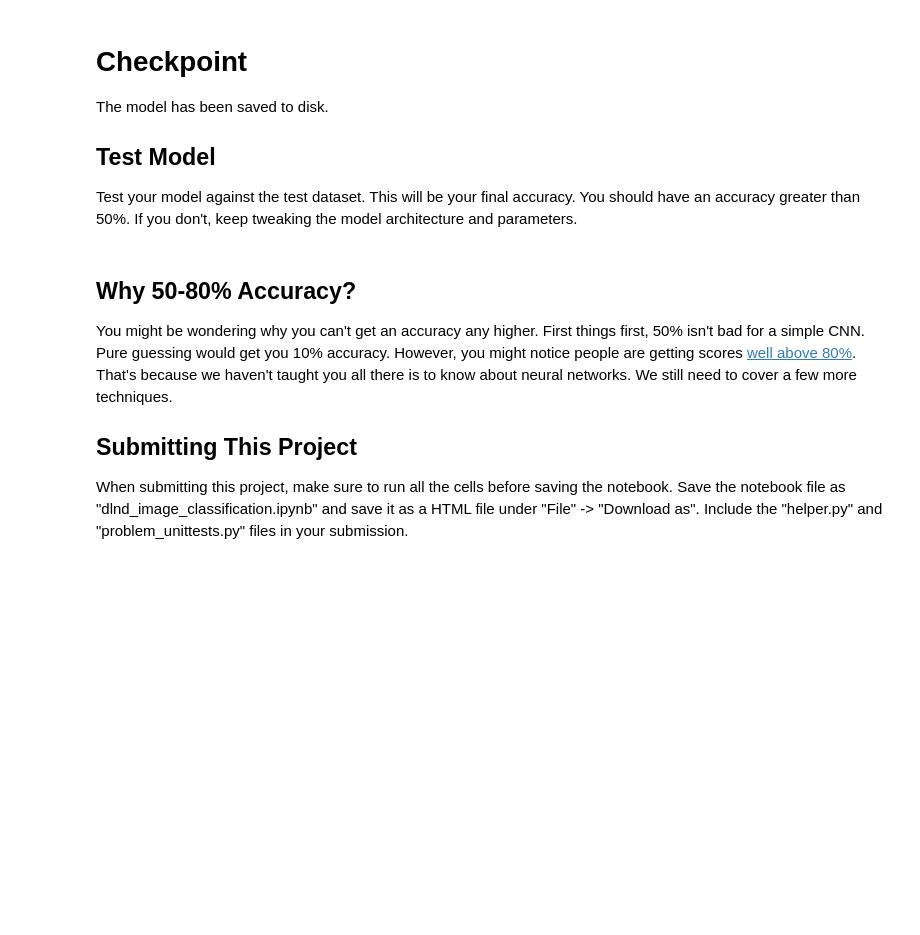
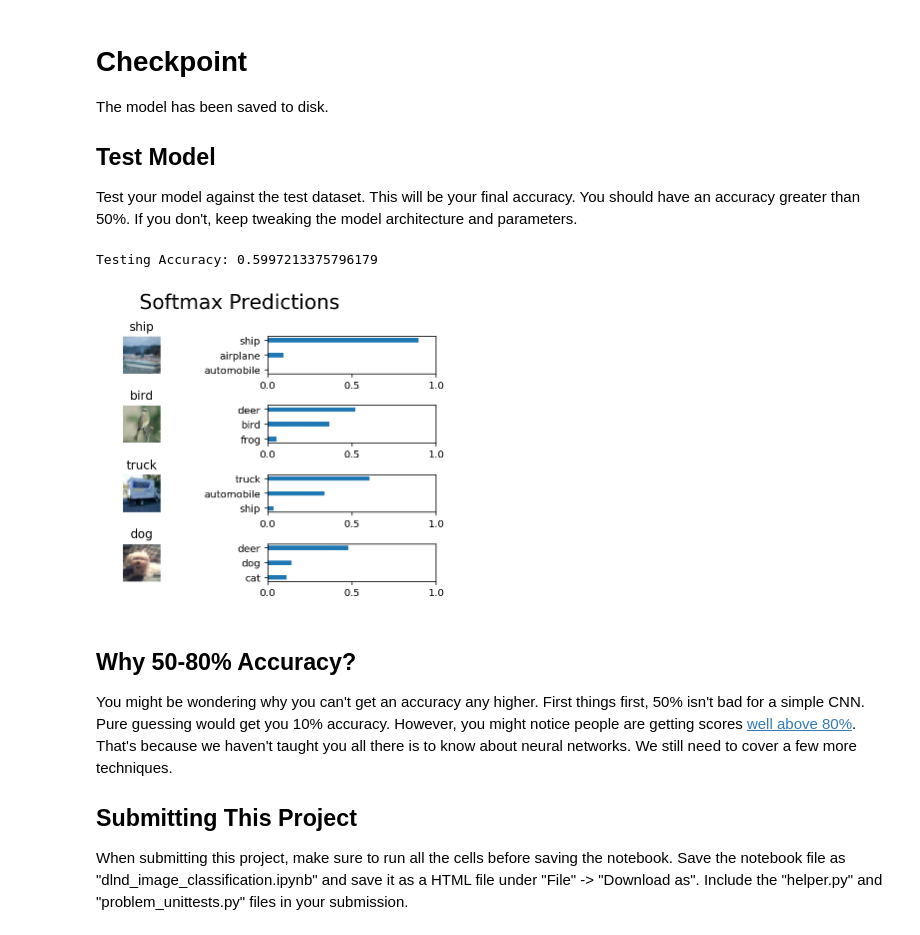
Before and after one commit to anthony-chaudhary/deep-learning-foundations, a Jupyter notebook: image-classification-project-2/dlnd_image_classification.ipynb, the cells around one changed output. Saved outputs shown, nothing was run; the diff lists cells and outputs as text; code cells hidden in the pictures; blank space fills up the shorter version.

```diff
--- a/image-classification-project-2/dlnd_image_classification.ipynb
+++ b/image-classification-project-2/dlnd_image_classification.ipynb
@@ -534,5 +131,0 @@ Tune the following parameters:
-# %%
-# TODO: Tune Parameters
-epochs = 10
-batch_size = 256
-keep_probability = .5
@@ -562,0 +278,13 @@ KeyboardInterrupt:
+# %%
+def output(x_tensor, num_outputs):
+    """
+    Apply a output layer to x_tensor using weight and bias
+    : x_tensor: A 2-D tensor where the first dimension is batch size.
+    : num_outputs: The number of output that the new tensor should be.
+    : return: A 2-D tensor where the second dimension is num_outputs.
+    """
+    return tf.contrib.layers.fully_connected(x_tensor,
+                                             num_outputs, activation_fn=None)
+
+
+tests.test_output(output)
@@ -562,0 +439,4 @@ KeyboardInterrupt:
+# %%
+epochs = 10
+batch_size = 64
+keep_probability = .7
@@ -605,9 +515,6 @@ The model has been saved to disk.
 ## Test Model
 Test your model against the test dataset.  This will be your final accuracy. You should have an accuracy greater than 50%. If you don't, keep tweaking the model architecture and parameters.
 # %%
-"""
-DON'T MODIFY ANYTHING IN THIS CELL
-"""
 %matplotlib inline
 %config InlineBackend.figure_format = 'retina'
 
@@ -641,33 +548,36 @@ def test_model():
         loader.restore(sess, save_model_path)
 
         # Get Tensors from loaded model
         loaded_x = loaded_graph.get_tensor_by_name('x:0')
         loaded_y = loaded_graph.get_tensor_by_name('y:0')
         loaded_keep_prob = loaded_graph.get_tensor_by_name('keep_prob:0')
         loaded_logits = loaded_graph.get_tensor_by_name('logits:0')
         loaded_acc = loaded_graph.get_tensor_by_name('accuracy:0')
 
         # Get accuracy in batches for memory limitations
         test_batch_acc_total = 0
         test_batch_count = 0
 
         for train_feature_batch, train_label_batch in helper.batch_features_labels(test_features, test_labels, batch_size):
             test_batch_acc_total += sess.run(
                 loaded_acc,
                 feed_dict={loaded_x: train_feature_batch, loaded_y: train_label_batch, loaded_keep_prob: 1.0})
             test_batch_count += 1
 
         print('Testing Accuracy: {}\n'.format(test_batch_acc_total/test_batch_count))
 
         # Print Random Samples
         random_test_features, random_test_labels = tuple(zip(*random.sample(list(zip(test_features, test_labels)), n_samples)))
         random_test_predictions = sess.run(
             tf.nn.top_k(tf.nn.softmax(loaded_logits), top_n_predictions),
             feed_dict={loaded_x: random_test_features, loaded_y: random_test_labels, loaded_keep_prob: 1.0})
         helper.display_image_predictions(random_test_features, random_test_labels, random_test_predictions)
 
 
 test_model()
+# %% [output]
+Testing Accuracy: 0.5997213375796179
+[figure, added]
 # %% [markdown]
 ## Why 50-80% Accuracy?
 You might be wondering why you can't get an accuracy any higher. First things first, 50% isn't bad for a simple CNN.  Pure guessing would get you 10% accuracy. However, you might notice people are getting scores [well above 80%](http://rodrigob.github.io/are_we_there_yet/build/classification_datasets_results.html#43494641522d3130).  That's because we haven't taught you all there is to know about neural networks. We still need to cover a few more techniques.
```
Also changed, not shown: parts of 55 cells of this notebook.
